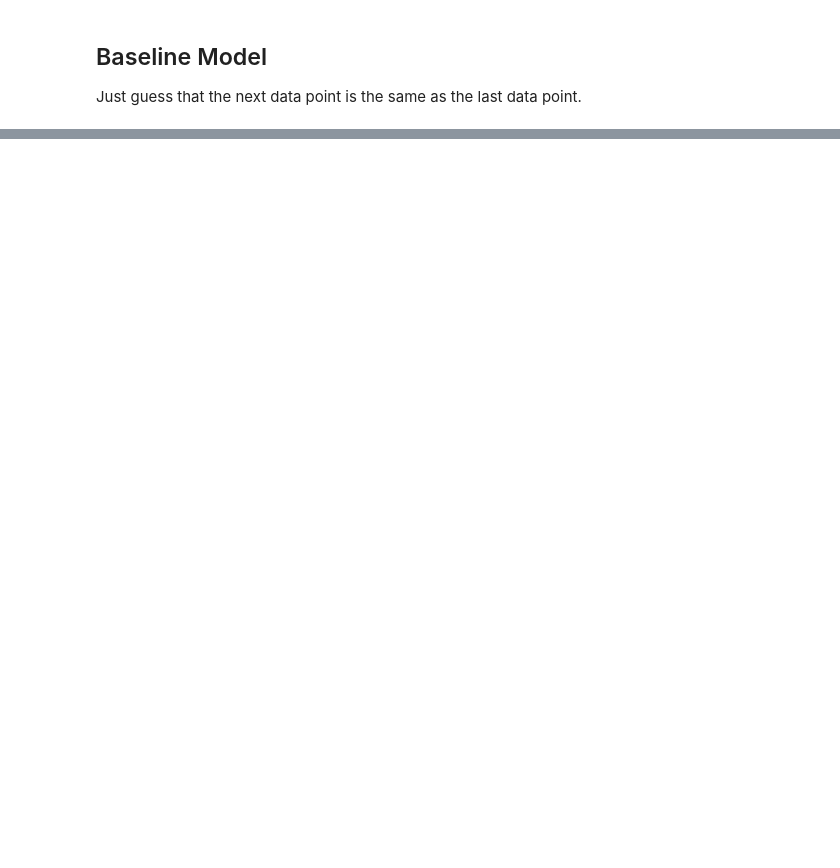
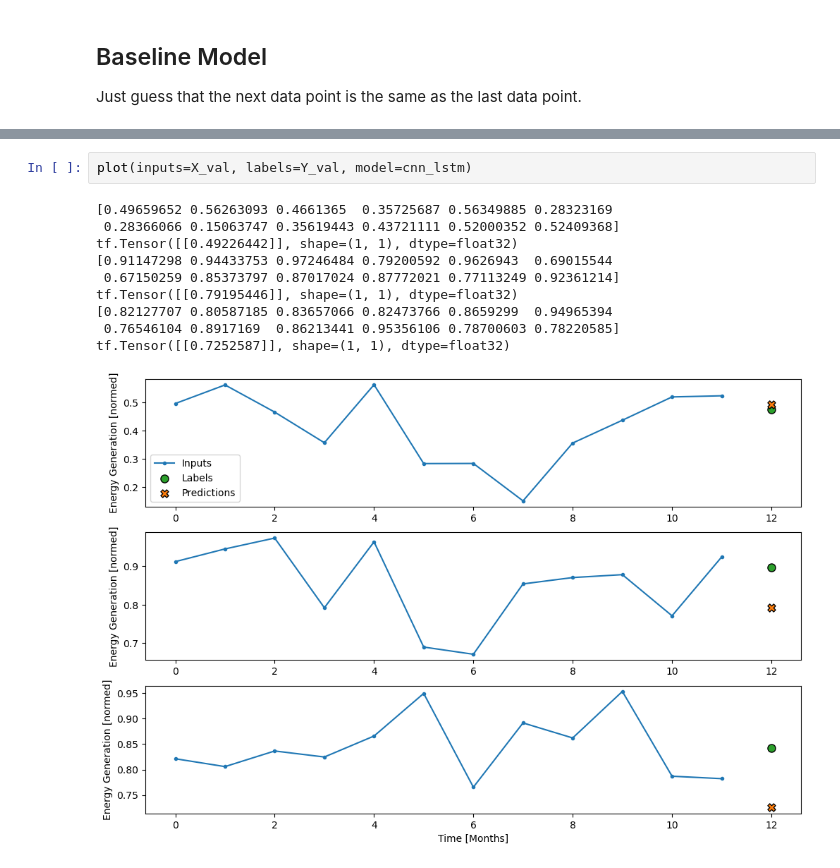
Before and after one commit to gstowe1/DeepLearning_UTK424, a Jupyter notebook: finalProject/model.ipynb, the cells around one changed output, grey strips where cells are left out. Drawn from its saved outputs; the diff is of its cells as text; blank space fills up the shorter version.

```diff
--- a/finalProject/model.ipynb
+++ b/finalProject/model.ipynb
@@ -170 +166,14 @@ tf.Tensor(0.1688432, shape=(), dtype=float32)
+# %%
+plot(inputs=X_val, labels=Y_val, model=cnn_lstm)
+# %% [output]
+[0.49659652 0.56263093 0.4661365  0.35725687 0.56349885 0.28323169
+ 0.28366066 0.15063747 0.35619443 0.43721111 0.52000352 0.52409368]
+tf.Tensor([[0.49226442]], shape=(1, 1), dtype=float32)
+[0.91147298 0.94433753 0.97246484 0.79200592 0.9626943  0.69015544
+ 0.67150259 0.85373797 0.87017024 0.87772021 0.77113249 0.92361214]
+tf.Tensor([[0.79195446]], shape=(1, 1), dtype=float32)
+[0.82127707 0.80587185 0.83657066 0.82473766 0.8659299  0.94965394
+ 0.76546104 0.8917169  0.86213441 0.95356106 0.78700603 0.78220585]
+tf.Tensor([[0.7252587]], shape=(1, 1), dtype=float32)
+[figure, added]
 # %%
```
Also changed, not shown: parts of 8 cells of this notebook, 1 other file.
